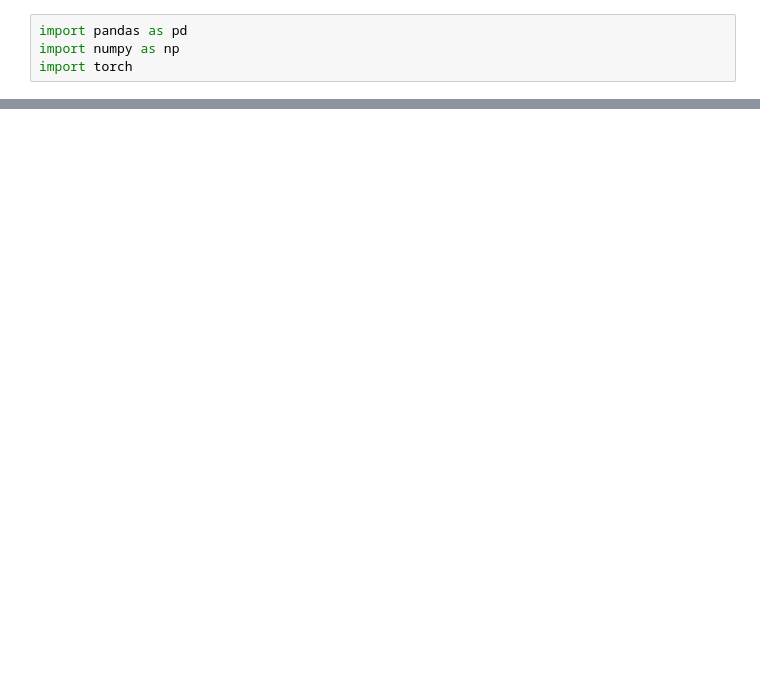
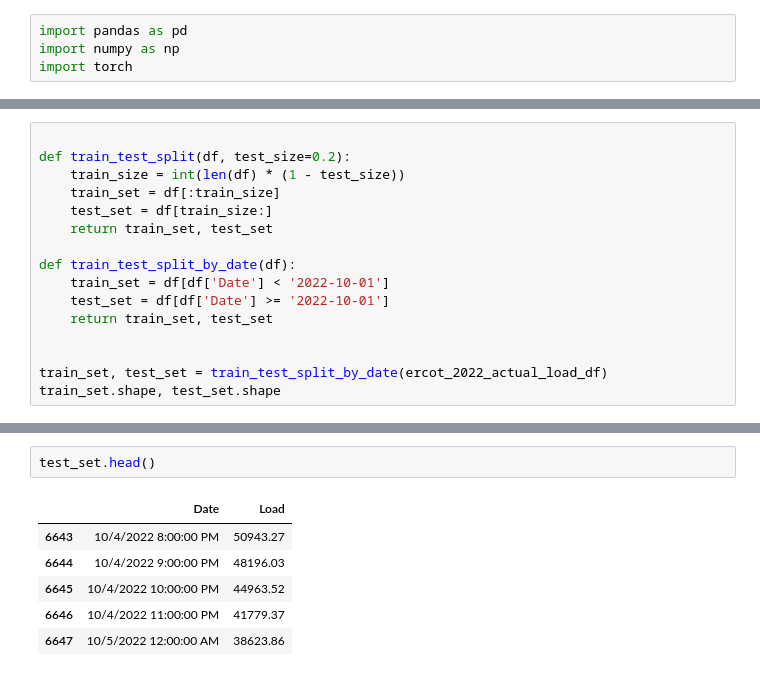
Before and after one commit to AFinney1/dataset_generators, a Jupyter notebook: transformers.ipynb, the cells around one changed output, grey strips where cells are left out. Cells and saved outputs as stored; diff of their text form; blank space fills up the shorter version.

```diff
--- a/transformers.ipynb
+++ b/transformers.ipynb
@@ -43,0 +21,16 @@ ercot_2022_actual_load_df.head()
+# %%
+
+def train_test_split(df, test_size=0.2):
+    train_size = int(len(df) * (1 - test_size))
+    train_set = df[:train_size]
+    test_set = df[train_size:]
+    return train_set, test_set
+
+def train_test_split_by_date(df):
+    train_set = df[df['Date'] < '2022-10-01']
+    test_set = df[df['Date'] >= '2022-10-01']
+    return train_set, test_set
+
+
+train_set, test_set = train_test_split_by_date(ercot_2022_actual_load_df)
+train_set.shape, test_set.shape
@@ -88,0 +205,9 @@ class Transformer(nn.Module):
+# %%
+test_set.head()
+# %% [output]
+|  | Date | Load |
+| 6643 | 10/4/2022 8:00:00 PM | 50943.27 |
+| 6644 | 10/4/2022 9:00:00 PM | 48196.03 |
+| 6645 | 10/4/2022 10:00:00 PM | 44963.52 |
+| 6646 | 10/4/2022 11:00:00 PM | 41779.37 |
+| 6647 | 10/5/2022 12:00:00 AM | 38623.86 |
```
Also changed, not shown: parts of 12 cells of this notebook, 2 other files.
